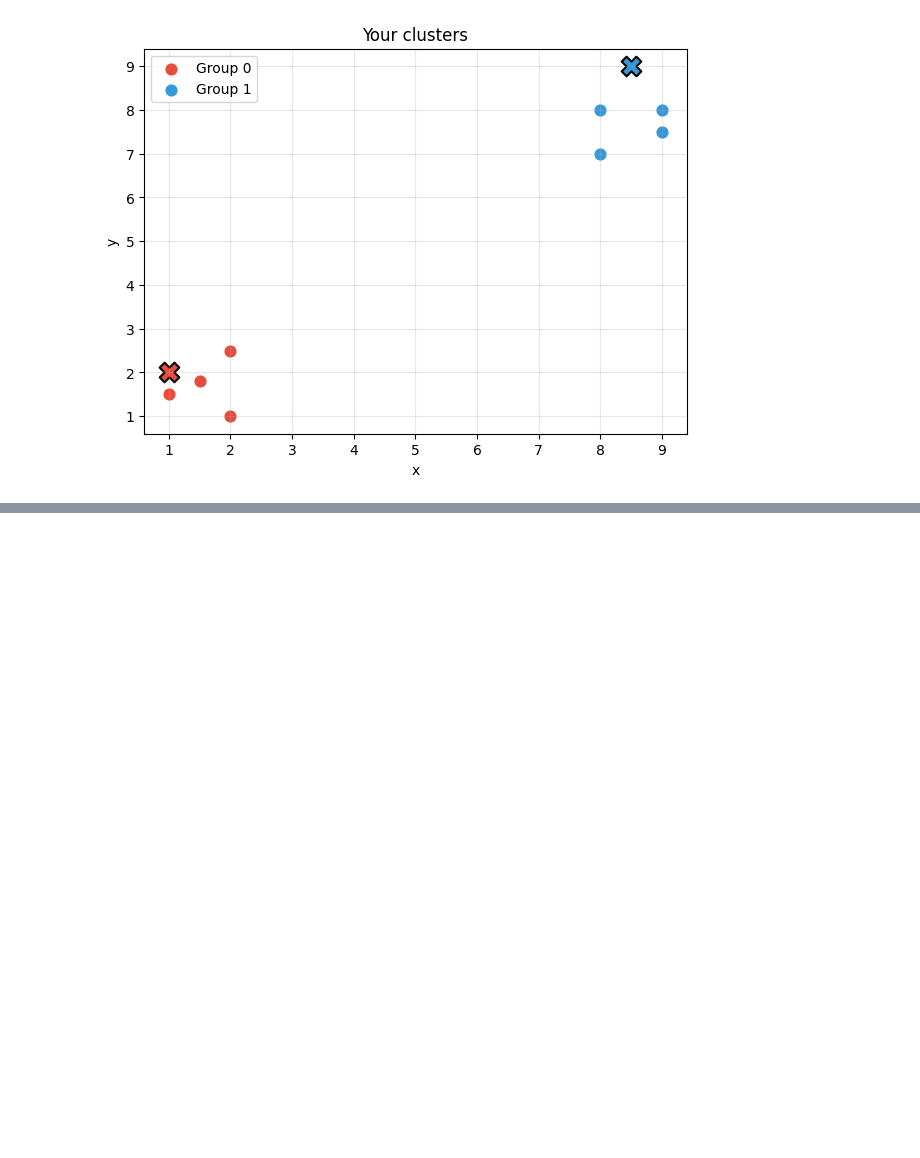
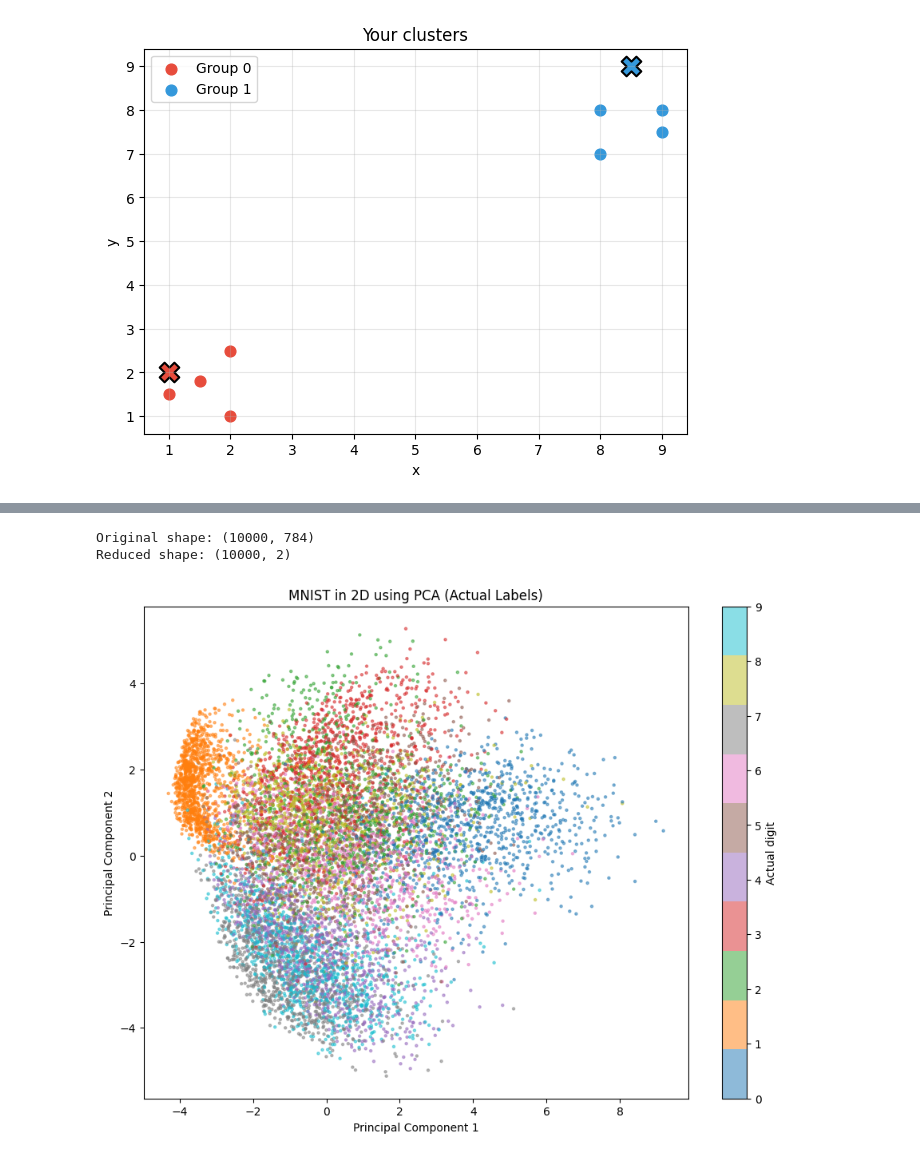
Before and after one commit to cloudxlab/jan2026_ml_dl, a Jupyter notebook: 48_unsupervised_learning.ipynb, the cells around one changed output, grey strips where cells are left out. Drawn from its saved outputs; the diff is of its cells as text; code cells hidden in the pictures; blank space fills up the shorter version.

```diff
--- a/48_unsupervised_learning.ipynb
+++ b/48_unsupervised_learning.ipynb
@@ -88,0 +447,28 @@ for each of these 4 groups:
+# %%
+
+pca = PCA(n_components=2, random_state=42)
+X_2d = pca.fit_transform(X)
+
+print("Original shape:", X.shape)
+print("Reduced shape:", X_2d.shape)
+
+plt.figure(figsize=(11, 8))
+
+scatter = plt.scatter(
+    X_2d[:, 0],
+    X_2d[:, 1],
+    c=y,
+    cmap="tab10",
+    s=5,
+    alpha=0.5
+)
+
+plt.colorbar(scatter, ticks=range(10), label="Actual digit")
+plt.xlabel("Principal Component 1")
+plt.ylabel("Principal Component 2")
+plt.title("MNIST in 2D using PCA (Actual Labels)")
+plt.show()
+# %% [output]
+Original shape: (10000, 784)
+Reduced shape: (10000, 2)
+[figure, added]
```
Also changed, not shown: parts of 21 cells of this notebook, 1 other file.
